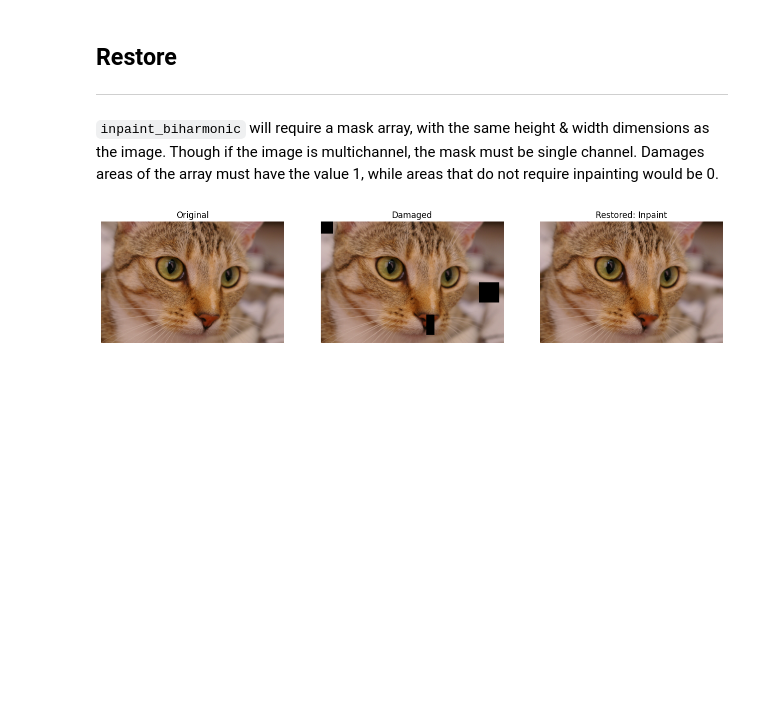
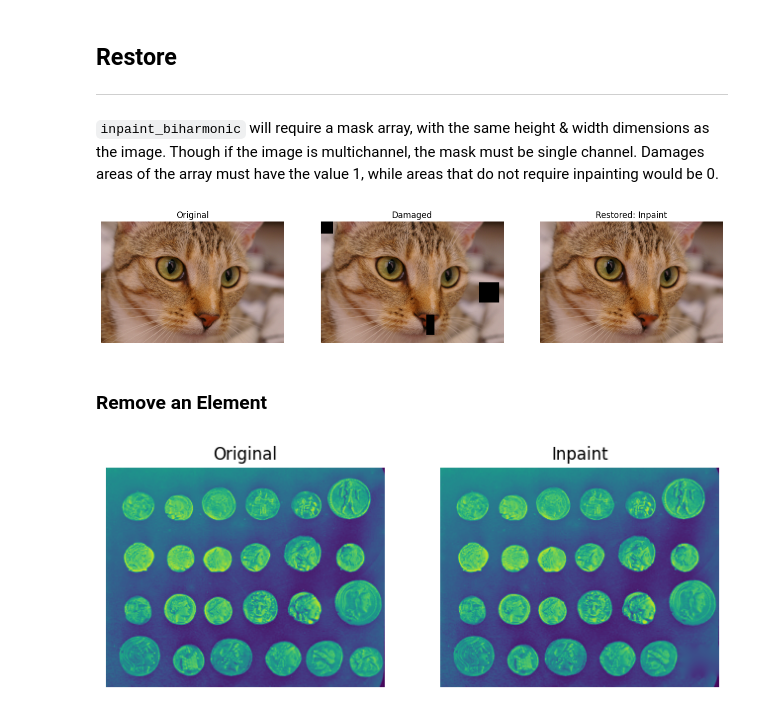
Before and after one commit to r-leyshon/image-processing, a Jupyter notebook: scikit-image/image-processing-with-skimage/03-restoration.ipynb, the cells around one changed output. Saved outputs shown, nothing was run; the diff lists cells and outputs as text; code cells hidden in the pictures; blank space fills up the shorter version.

Commit message:
feat: Remove element of image

```diff
--- a/scikit-image/image-processing-with-skimage/03-restoration.ipynb
+++ b/scikit-image/image-processing-with-skimage/03-restoration.ipynb
@@ -62,3 +62,21 @@ ax3.set_title("Restored: Inpaint")
 plt.show()
 # %% [output]
 [figure]
+# %% [markdown]
+### Remove an Element
+# %%
+coins = data.coins()
+msk = np.zeros(coins.shape)
+msk[245:290, 330:385] = 1
+coin_removed = inpaint.inpaint_biharmonic(coins, mask=msk, multichannel=False)
+# %%
+fig, (ax1, ax2) = plt.subplots(ncols=2, figsize=(8,6), sharex=True, sharey=True)
+ax1.imshow(coins)
+ax1.axis("off")
+ax1.set_title("Original")
+ax2.imshow(coin_removed)
+ax2.axis("off")
+ax2.set_title("Inpaint")
+plt.show()
+# %% [output]
+[figure, added]
```
